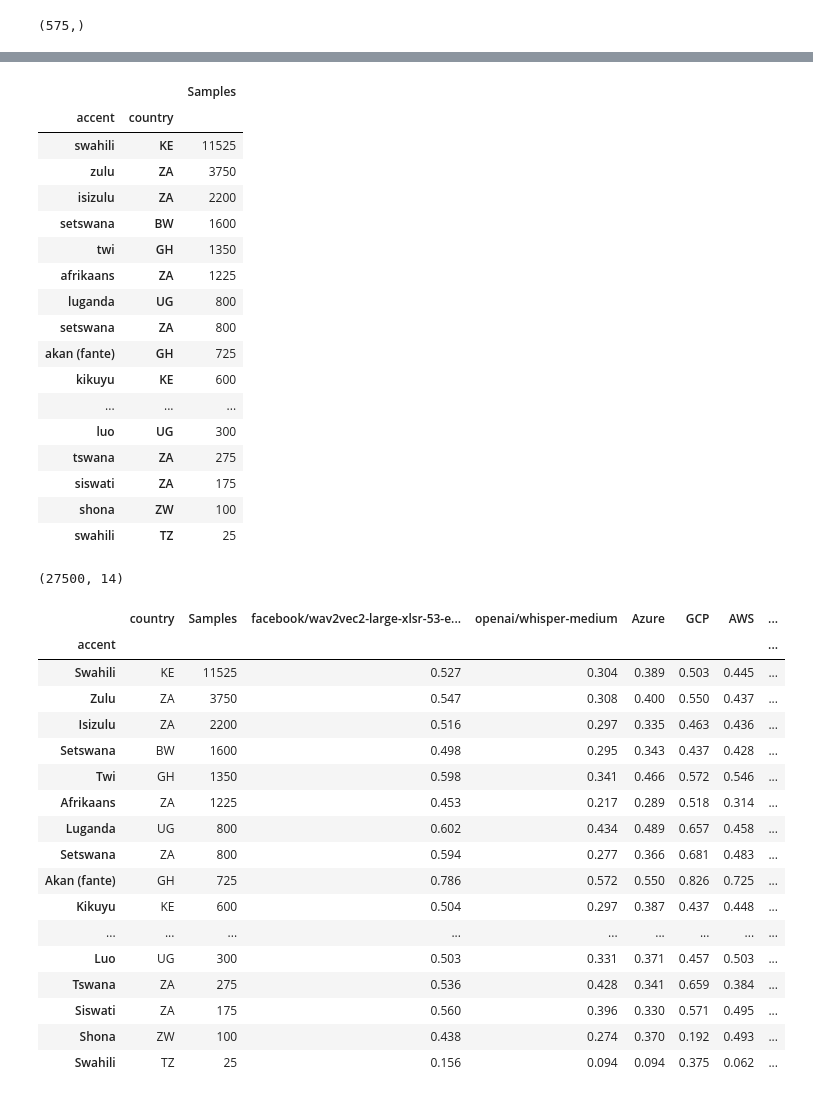
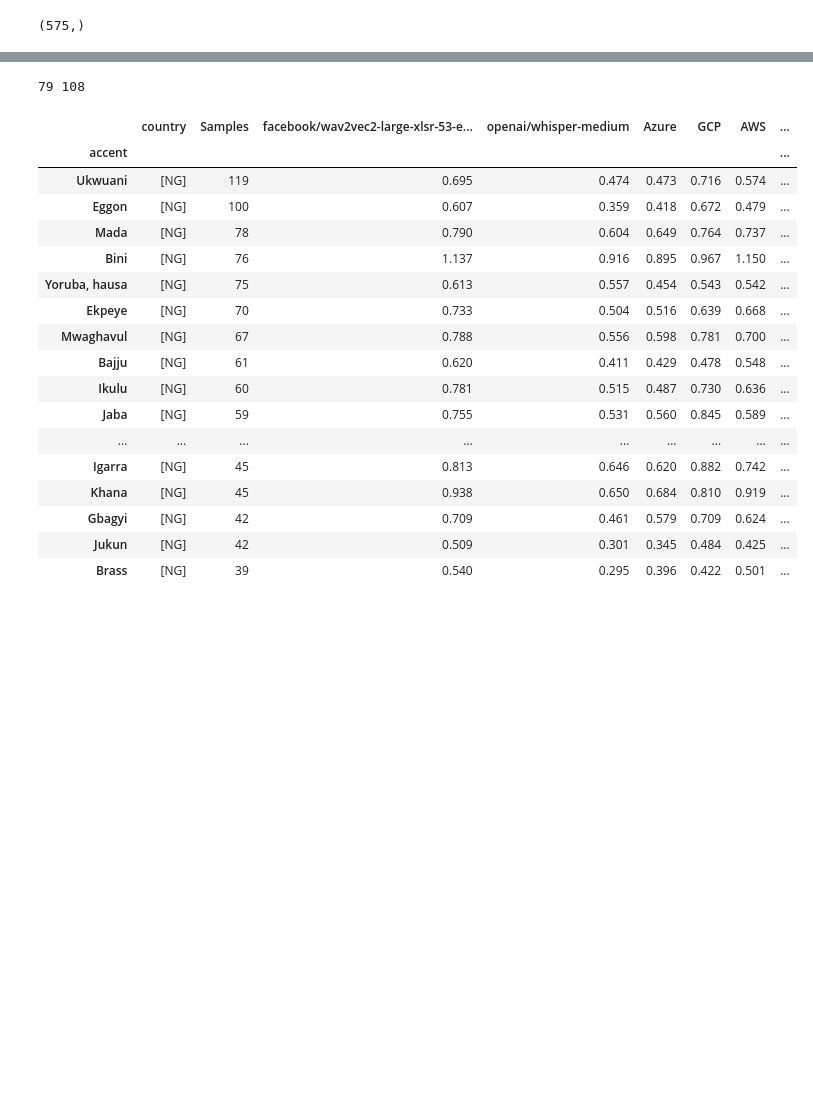
Before and after one commit to intron-innovation/AfriSpeech-200, a Jupyter notebook: notebooks/result_analysis.ipynb, the cells around one changed output, grey strips where cells are left out. Drawn from its saved outputs; the diff is of its cells as text; code cells hidden in the pictures; blank space fills up the shorter version.

```diff
--- a/notebooks/result_analysis.ipynb
+++ b/notebooks/result_analysis.ipynb
@@ -237,0 +259,3 @@ devset.head(2)
+# %%
+traindevset = pd.concat([trainset, devset])
+traindevset.shape
@@ -237,0 +368,5 @@ devset.head(2)
+# %%
+origin = "african"
+accent_country_df = traindevset[traindevset["origin"] == origin].groupby(["accent"])["country"].apply(lambda x: list(set(x)))
+accent_country_df = accent_country_df.reset_index(name="country").set_index("accent")
+accent_country_df
@@ -337,0 +641,6 @@ accent_df
+# %%
+traindev_accents = traindevset.groupby("accent")["country"].apply(lambda x: list(set(x)))
+
+
+test_accents = testset.groupby("accent")["country"].apply(lambda x: list(set(x)))
+len(traindev_accents), len(test_accents)
@@ -337,0 +649,3 @@ accent_df
+# %%
+OOD_accent = list(set(test_accents.index.to_list()) - set(traindev_accents.index.to_list()))
+OOD_accent
@@ -338,45 +736,27 @@ accent_df
 # %%
 combined_df = pd.concat([test_df, test_finetune_df])
-accent_df = accent_wer(combined_df, devset, "african", 20, open_source, commercial, ours)
-accent_df
+accent_df_ = ood_accent_wer(combined_df, traindevset, 20, open_source, commercial, ours)
+accent_df_
 # %% [output]
+79 108
-|  |  | Samples |
-| accent | country |  |
-| swahili | KE | 11525 |
-| zulu | ZA | 3750 |
-| isizulu | ZA | 2200 |
-| setswana | BW | 1600 |
-| twi | GH | 1350 |
-| afrikaans | ZA | 1225 |
-| luganda | UG | 800 |
-| setswana | ZA | 800 |
-| akan (fante) | GH | 725 |
-| kikuyu | KE | 600 |
-| ... | ... | ... |
-| luo | UG | 300 |
-| tswana | ZA | 275 |
-| siswati | ZA | 175 |
-| shona | ZW | 100 |
-| swahili | TZ | 25 |
+|  | country | Samples | facebook/wav2vec2-large-xlsr-53-e... | openai/whisper-medium | Azure | GCP | AWS | ... |
+| accent |  |  |  |  |  |  |  | ... |
+| Ukwuani | [NG] | 119 | 0.695 | 0.474 | 0.473 | 0.716 | 0.574 | ... |
+| Eggon | [NG] | 100 | 0.607 | 0.359 | 0.418 | 0.672 | 0.479 | ... |
+| Mada | [NG] | 78 | 0.790 | 0.604 | 0.649 | 0.764 | 0.737 | ... |
+| Bini | [NG] | 76 | 1.137 | 0.916 | 0.895 | 0.967 | 1.150 | ... |
+| Yoruba, hausa | [NG] | 75 | 0.613 | 0.557 | 0.454 | 0.543 | 0.542 | ... |
+| Ekpeye | [NG] | 70 | 0.733 | 0.504 | 0.516 | 0.639 | 0.668 | ... |
+| Mwaghavul | [NG] | 67 | 0.788 | 0.556 | 0.598 | 0.781 | 0.700 | ... |
+| Bajju | [NG] | 61 | 0.620 | 0.411 | 0.429 | 0.478 | 0.548 | ... |
+| Ikulu | [NG] | 60 | 0.781 | 0.515 | 0.487 | 0.730 | 0.636 | ... |
+| Jaba | [NG] | 59 | 0.755 | 0.531 | 0.560 | 0.845 | 0.589 | ... |
+| ... | ... | ... | ... | ... | ... | ... | ... | ... |
+| Igarra | [NG] | 45 | 0.813 | 0.646 | 0.620 | 0.882 | 0.742 | ... |
+| Khana | [NG] | 45 | 0.938 | 0.650 | 0.684 | 0.810 | 0.919 | ... |
+| Gbagyi | [NG] | 42 | 0.709 | 0.461 | 0.579 | 0.709 | 0.624 | ... |
+| Jukun | [NG] | 42 | 0.509 | 0.301 | 0.345 | 0.484 | 0.425 | ... |
+| Brass | [NG] | 39 | 0.540 | 0.295 | 0.396 | 0.422 | 0.501 | ... |
-(27500, 14)
-|  | country | Samples | facebook/wav2vec2-large-xlsr-53-e... | openai/whisper-medium | Azure | GCP | AWS | ... |
-| accent |  |  |  |  |  |  |  | ... |
-| Swahili | KE | 11525 | 0.527 | 0.304 | 0.389 | 0.503 | 0.445 | ... |
-| Zulu | ZA | 3750 | 0.547 | 0.308 | 0.400 | 0.550 | 0.437 | ... |
-| Isizulu | ZA | 2200 | 0.516 | 0.297 | 0.335 | 0.463 | 0.436 | ... |
-| Setswana | BW | 1600 | 0.498 | 0.295 | 0.343 | 0.437 | 0.428 | ... |
-| Twi | GH | 1350 | 0.598 | 0.341 | 0.466 | 0.572 | 0.546 | ... |
-| Afrikaans | ZA | 1225 | 0.453 | 0.217 | 0.289 | 0.518 | 0.314 | ... |
-| Luganda | UG | 800 | 0.602 | 0.434 | 0.489 | 0.657 | 0.458 | ... |
-| Setswana | ZA | 800 | 0.594 | 0.277 | 0.366 | 0.681 | 0.483 | ... |
-| Akan (fante) | GH | 725 | 0.786 | 0.572 | 0.550 | 0.826 | 0.725 | ... |
-| Kikuyu | KE | 600 | 0.504 | 0.297 | 0.387 | 0.437 | 0.448 | ... |
-| ... | ... | ... | ... | ... | ... | ... | ... | ... |
-| Luo | UG | 300 | 0.503 | 0.331 | 0.371 | 0.457 | 0.503 | ... |
-| Tswana | ZA | 275 | 0.536 | 0.428 | 0.341 | 0.659 | 0.384 | ... |
-| Siswati | ZA | 175 | 0.560 | 0.396 | 0.330 | 0.571 | 0.495 | ... |
-| Shona | ZW | 100 | 0.438 | 0.274 | 0.370 | 0.192 | 0.493 | ... |
-| Swahili | TZ | 25 | 0.156 | 0.094 | 0.094 | 0.375 | 0.062 | ... |
 # %%
 combined_df = pd.concat([test_norm_df, test_norm_finetune_df])
 
```
Also changed, not shown: parts of 34 cells of this notebook.
